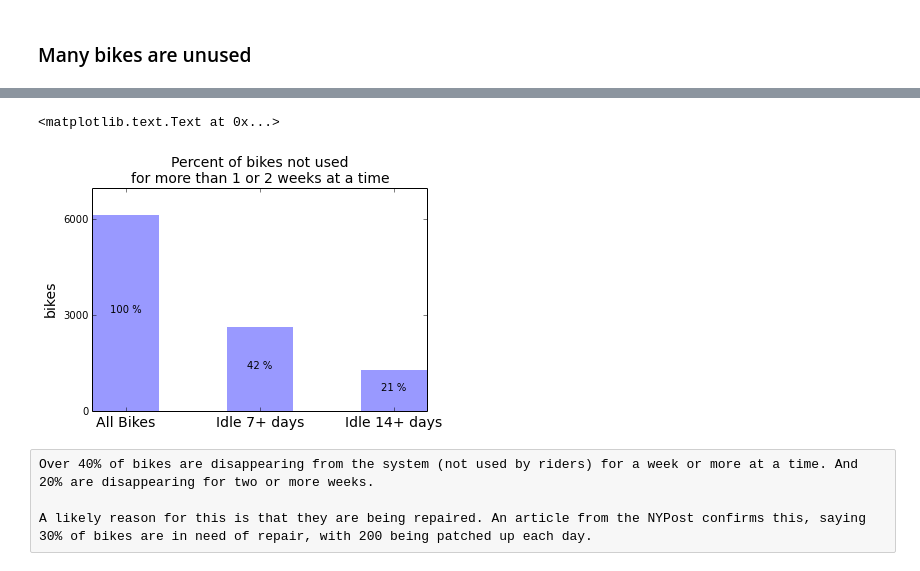
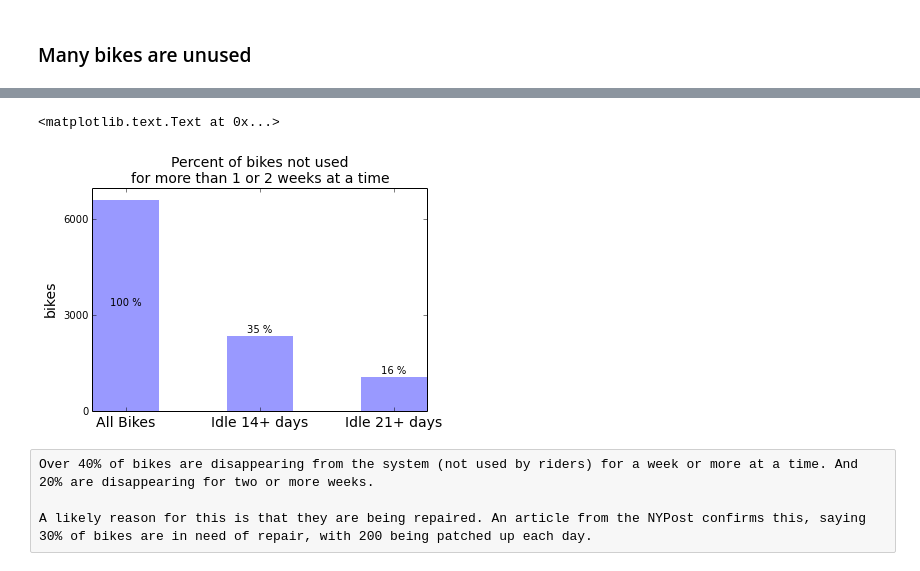
Before and after one commit to deenapatel/citibike, a Jupyter notebook: Citibike.ipynb, the cells around one changed output, grey strips where cells are left out. Cells and saved outputs as stored; diff of their text form; code cells hidden in the pictures.

```diff
--- a/Citibike.ipynb
+++ b/Citibike.ipynb
@@ -120,0 +126,5 @@ print now-then
+# %%
+#dropping first month, just used for setup.
+startdate=dt.datetime(2014,5,1,0)
+enddate=dt.datetime(2014,8,31,23)
+whereisbike5to8=whereisbike4to8.loc[startdate:enddate]
@@ -123,4 +144,4 @@ print now-then
 # %% [markdown]
 Because the trip histories data gives bike id, we can track the bikes and figure out their downtime.
 # %%
-stationstays, bikestays = cb.bikeStationStays(whereisbike8,stationinfo)
+stationstays, bikestays = cb.bikeStationStays(whereisbike5to8,stationinfo,numberofmonths=4)
@@ -179,22 +238,21 @@ plt.ylim(0,100)
 # %%
-ser=bikestays[24*7:].fillna(0).sum()
-bikesout7=ser[ser>=1].count()
+ser=bikestays[24*21:].fillna(0).sum()
+bikesout21=ser[ser>=1].count()
 ser=bikestays[24*14:].fillna(0).sum()
 bikesout14=ser[ser>=1].count()
 allbikes=bikestays.shape[1]
 
-plt.bar([1,2,3],[allbikes,bikesout7,bikesout14],width=.5,facecolor='#9999ff', edgecolor='white')
+plt.bar([1,2,3],[allbikes,bikesout14,bikesout21],width=.5,facecolor='#9999ff', edgecolor='white')
 
 
-plt.xticks([1.25,2.25,3.25],['All Bikes','Idle 7+ days','Idle 14+ days'], fontsize=14)
+plt.xticks([1.25,2.25,3.25],['All Bikes','Idle 14+ days','Idle 21+ days'], fontsize=14)
 plt.yticks(range(0,7000,3000))
 plt.ylabel('bikes', fontsize=14)
-#plt.xticklabels( ('G1', 'G2', 'G3') )
 
 plt.text(1.25,allbikes/2,'100 %',ha='center')
-plt.text(2.25,bikesout7/2,'%d %%'%int(bikesout7/float(allbikes)*100),ha='center')
-plt.text(3.25,bikesout14/2,'%d %%'%int(bikesout14/float(allbikes)*100),ha='center')
+plt.text(2.25,bikesout7/2,'%d %%'%int(bikesout14/float(allbikes)*100),ha='center')
+plt.text(3.25,bikesout14/2,'%d %%'%int(bikesout21/float(allbikes)*100),ha='center')
 plt.title('Percent of bikes not used \nfor more than 1 or 2 weeks at a time',fontsize=14)
 # %% [output]
 <matplotlib.text.Text at 0x...>
-[figure, old version]
+[figure, new version]
```
Also changed, not shown: parts of 27 cells of this notebook, 1 other file.
